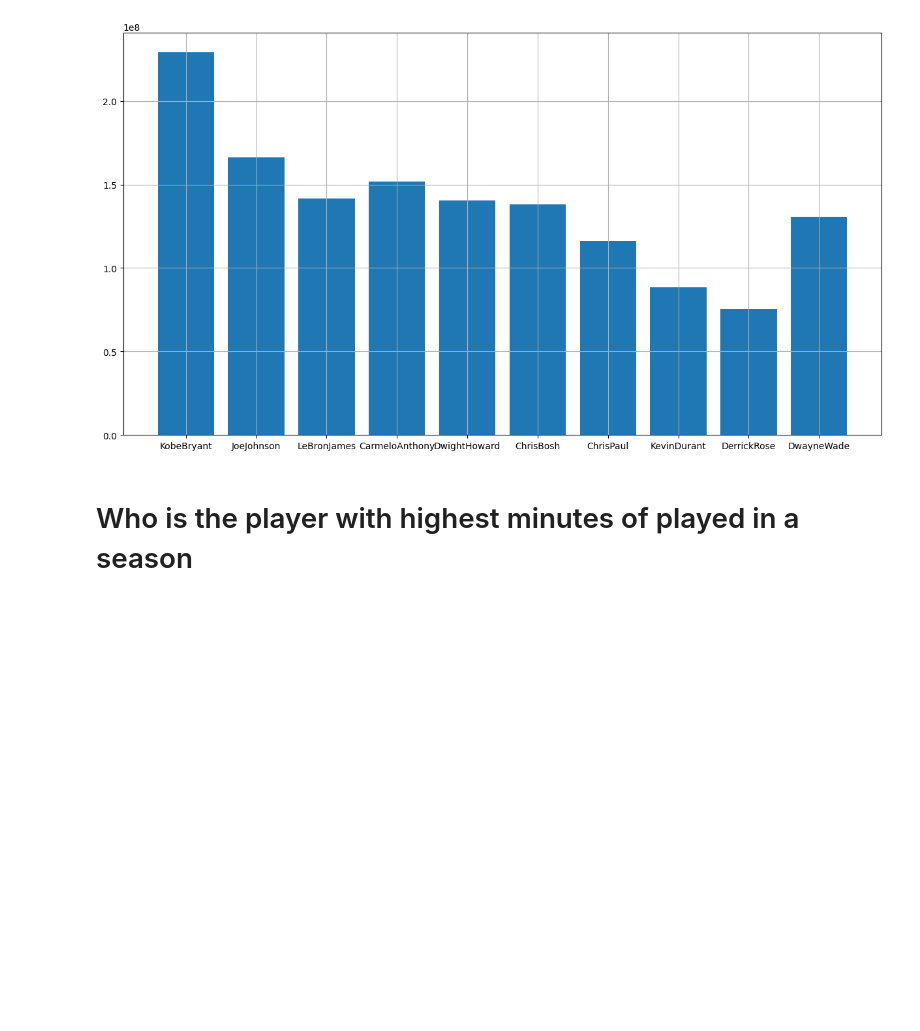
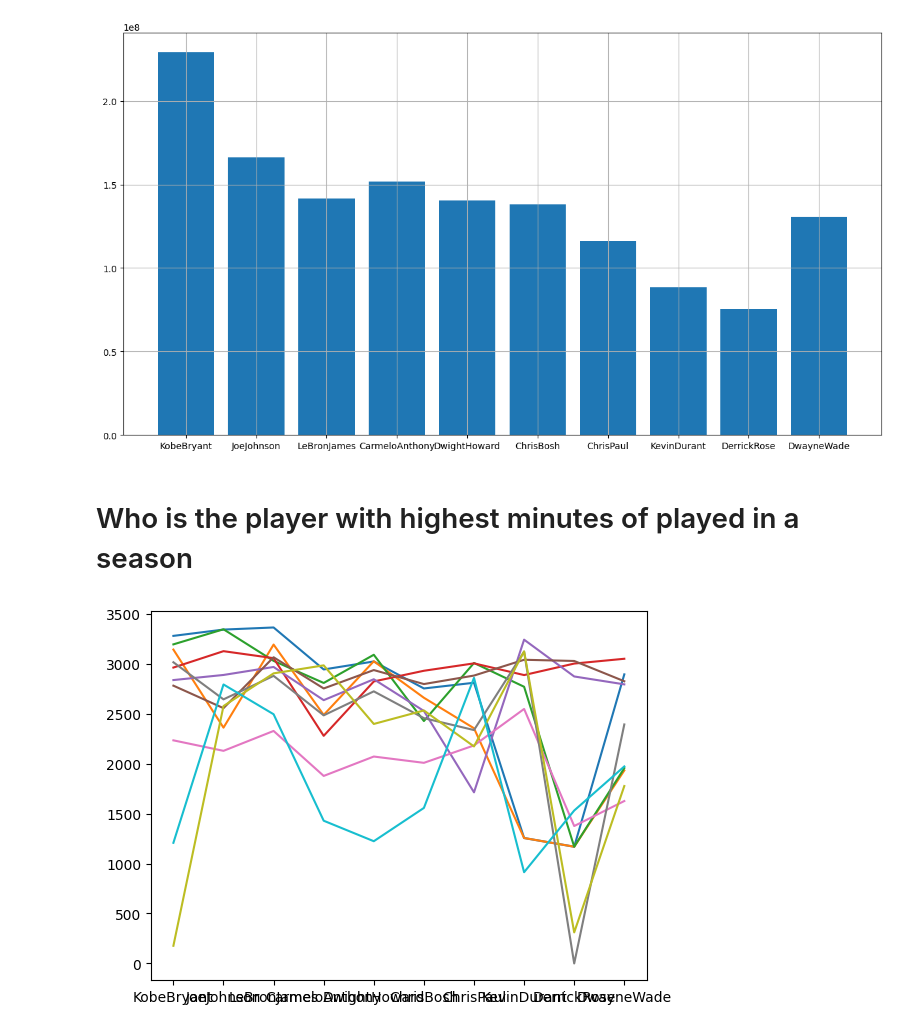
Before and after one commit to RyannKim327/Python-Programming-Compillation, a Jupyter notebook: Data Structures and Algorithm/Jupyter Notebook/basketball.ipynb, the cells around one changed output. Saved outputs shown, nothing was run; the diff lists cells and outputs as text; code cells hidden in the pictures; blank space fills up the shorter version.

```diff
--- a/Data Structures and Algorithm/Jupyter Notebook/basketball.ipynb
+++ b/Data Structures and Algorithm/Jupyter Notebook/basketball.ipynb
@@ -78,7 +78,7 @@ KobeBryant_MP = [3277,3140, 3192, 2960, 2835, 2779,2232, 3013,177,1207]
 JoeJohnson_MP = [3340,2359,3343,3124,2886,2554, 2127, 2642,2575, 2791]
 LeBronJames_MP = [3361,3190, 3027, 3054, 2966, 3063, 2326,2877, 2902, 2493]
 CarmeloAnthony_MP = [2941, 2486, 2806, 2277,2634,2751,1876, 2482, 2982, 1428]
-Dwight_Howard_MP = [3021, 3023,3088,2821,2843,2935, 2070,2722,2396, 1223]
+DwightHoward_MP = [3021, 3023,3088,2821,2843,2935, 2070,2722,2396, 1223]
 ChrisBosh_MP = [2751,2658, 2425, 2928,2526, 2795, 2007, 2454, 2531, 1556]
 ChrisPaul_MP = [2808,2353, 3006, 3002, 1712, 2880, 2181, 2335,2171,2857]
 KevinDurant_MP = [1255,1255,2768,2885,3239,3038,2546, 3119,3122,913]
@@ -129,7 +129,7 @@ Pdict = {
 # %%
 salary = np.array([KobeBryant_Salary, JoeJohnson_Salary, LeBronJames_Salary, CarmeloAnthony_Salary, DwightHoward_Salary, ChrisBosh_Salary, ChrisPaul_Salary, KevinDurant_Salary, DerrickRose_Salary, DwayneWade_Salary])
 fieldGoals = np.array([KobeBryant_FG, JoeJohnson_FG, LeBronJames_FG, CarmeloAnthony_FG, DwightHoward_FG, ChrisBosh_FG, ChrisPaul_FG, KevinDurant_FG, DerrickRose_FG, DwayneWade_FG])
-# fieldGoals = np.array([KobeBryant_FG, JoeJohnson_FG, LeBronJames_FG, CarmeloAnthony_FG, DwightHoward_FG, ChrisBosh_FG, ChrisPaul_FG, KevinDurant_FG, DerrickRose_FG, DwayneWade_FG])
+minutes = np.array([KobeBryant_MP, JoeJohnson_MP, LeBronJames_MP, CarmeloAnthony_MP, DwightHoward_MP, ChrisBosh_MP, ChrisPaul_MP, KevinDurant_MP, DerrickRose_MP, DwayneWade_MP])
 fieldGoalsAttemp = np.array([KobeBryant_FGA, JoeJohnson_FGA, LeBronJames_FGA, CarmeloAnthony_FGA, DwightHoward_FGA, ChrisBosh_FGA, ChrisPaul_FGA, KevinDurant_FGA, DerrickRose_FGA, DwayneWade_FGA])
 game = np.array([KobeBryant_PTS, JoeJohnson_PTS, LeBronJames_PTS, CarmeloAnthony_PTS, DwightHoward_PTS, ChrisBosh_PTS, ChrisPaul_PTS, KevinDurant_PTS, DerrickRose_PTS, DwayneWade_PTS])
 pts = np.array([KobeBryant_G, JoeJohnson_G, LeBronJames_G, CarmeloAnthony_G, DwightHoward_G, ChrisBosh_G, ChrisPaul_G, KevinDurant_G, DerrickRose_G, DwayneWade_G])
@@ -164,4 +164,8 @@ plt.show()
 # %% [markdown]
 # Who is the player with highest minutes of played in a season
 # %%
-m
+plt.fi
+plt.plot(Players, minutes)
+plt.show()
+# %% [output]
+[figure, added]
```
